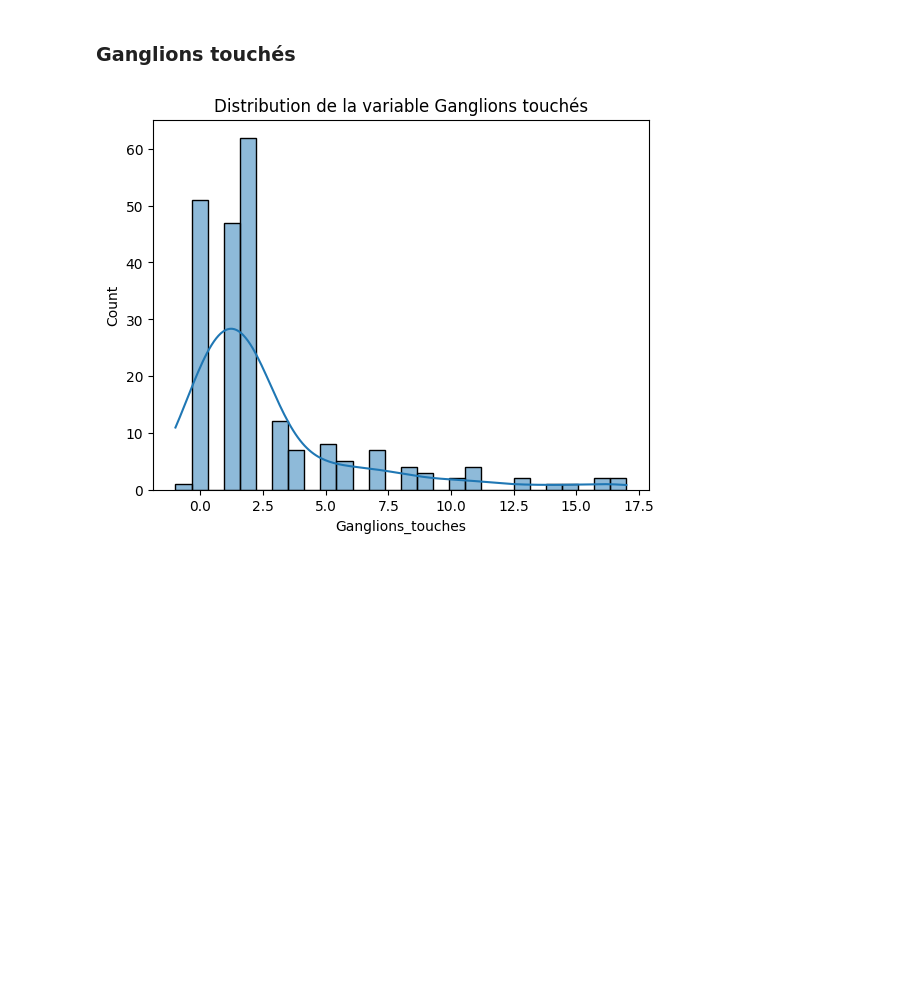
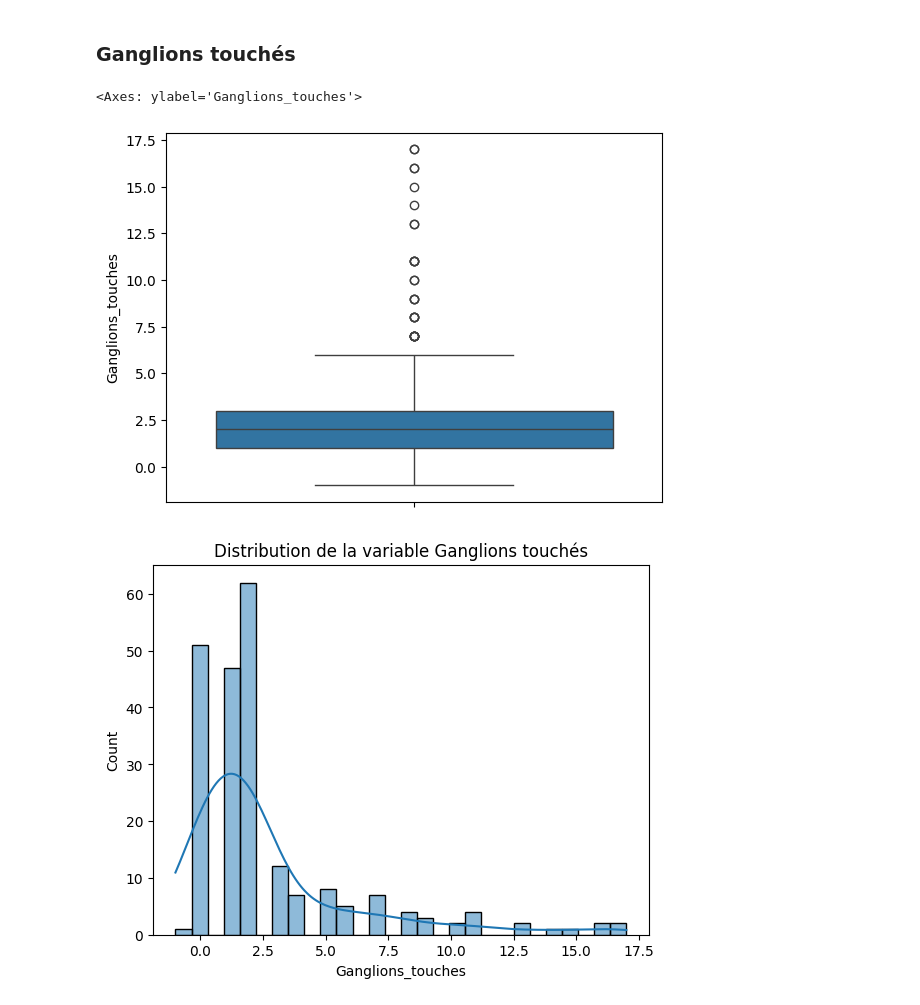
Before and after one commit to dev-byTN/Cancer_Model-Project, a Jupyter notebook: Python_Analysis.ipynb, the cells around one changed output. Drawn from its saved outputs; the diff is of its cells as text; code cells hidden in the pictures; blank space fills up the shorter version.

```diff
--- a/Python_Analysis.ipynb
+++ b/Python_Analysis.ipynb
@@ -186,6 +192,11 @@ ShapiroResult(statistic=np.float64(0.9834111157624116), pvalue=np.float64(0.0205
 <h3>Ganglions touchés</h3>
 # %%
 import seaborn as sns
+# %%
+sns.boxplot(data = dt["Ganglions_touches"])
+# %% [output]
+<Axes: ylabel='Ganglions_touches'>
+[figure, added]
 # %%
 sns.histplot(dt["Ganglions_touches"], kde=True)
 plt.title("Distribution de la variable Ganglions touchés")
```
Also changed, not shown: parts of 2 cells of this notebook.
